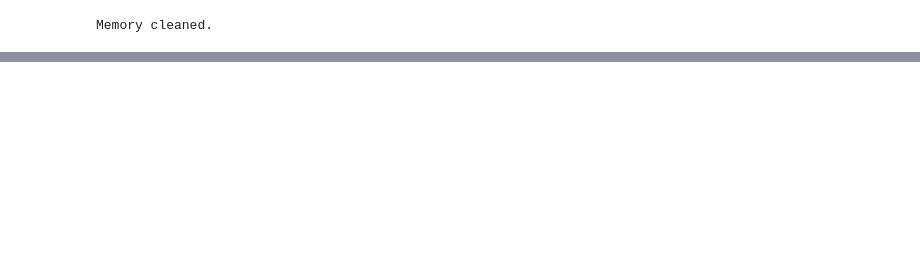
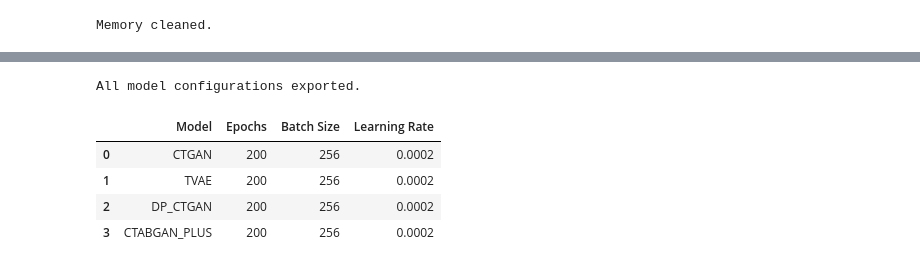
Before and after one commit to amzad-786githumb/Privacy-Preserving-Synthetic-Tabular-Data-Generation-Using-Generative-Adversarial-Networks, a Jupyter notebook: 04_Baseline_Deep_Models.ipynb, the cells around one changed output, grey strips where cells are left out. Saved outputs shown, nothing was run; the diff lists cells and outputs as text; code cells hidden in the pictures; blank space fills up the shorter version.

```diff
--- a/04_Baseline_Deep_Models.ipynb
+++ b/04_Baseline_Deep_Models.ipynb
@@ -230,11 +2,0 @@ METADATA_PATHS = {
-# %%
-from pathlib import Path
-
-PROJECT_ROOT = Path("/content/drive/MyDrive/SPP_GAN_Project")
-
-csv_files = list(PROJECT_ROOT.rglob("*.csv"))
-
-print(f"Found {len(csv_files)} CSV files:\n")
-
-for file in csv_files:
-    print(file)
@@ -2015,0 +1061,62 @@ for f in PROJECT_ROOT.rglob("*"):
+# %%
+# ============================================================
+# Export Configuration Files
+# ============================================================
+
+MODEL_CONFIG_DIR = CONFIG_DIR / "baseline_models"
+
+MODEL_CONFIG_DIR.mkdir(
+
+    parents=True,
+
+    exist_ok=True
+
+)
+
+for model_name, config in MODEL_CONFIGS.items():
+
+    file = (
+
+        MODEL_CONFIG_DIR /
+
+        f"{model_name.lower()}.json"
+
+    )
+
+    with open(file, "w") as f:
+
+        json.dump(config, f, indent=4)
+
+print("All model configurations exported.")
+# %% [output]
+All model configurations exported.
+# %%
+# ============================================================
+# Configuration Summary
+# ============================================================
+
+summary = []
+
+for model_name, config in MODEL_CONFIGS.items():
+
+    summary.append({
+
+        "Model": model_name,
+
+        "Epochs": config["epochs"],
+
+        "Batch Size": config["batch_size"],
+
+        "Learning Rate": GLOBAL_CONFIG["learning_rate"]
+
+    })
+
+config_summary = pd.DataFrame(summary)
+
+display(config_summary)
+# %% [output]
+|  | Model | Epochs | Batch Size | Learning Rate |
+| 0 | CTGAN | 200 | 256 | 0.0002 |
+| 1 | TVAE | 200 | 256 | 0.0002 |
+| 2 | DP_CTGAN | 200 | 256 | 0.0002 |
+| 3 | CTABGAN_PLUS | 200 | 256 | 0.0002 |
```
Also changed, not shown: parts of 153 cells of this notebook.
